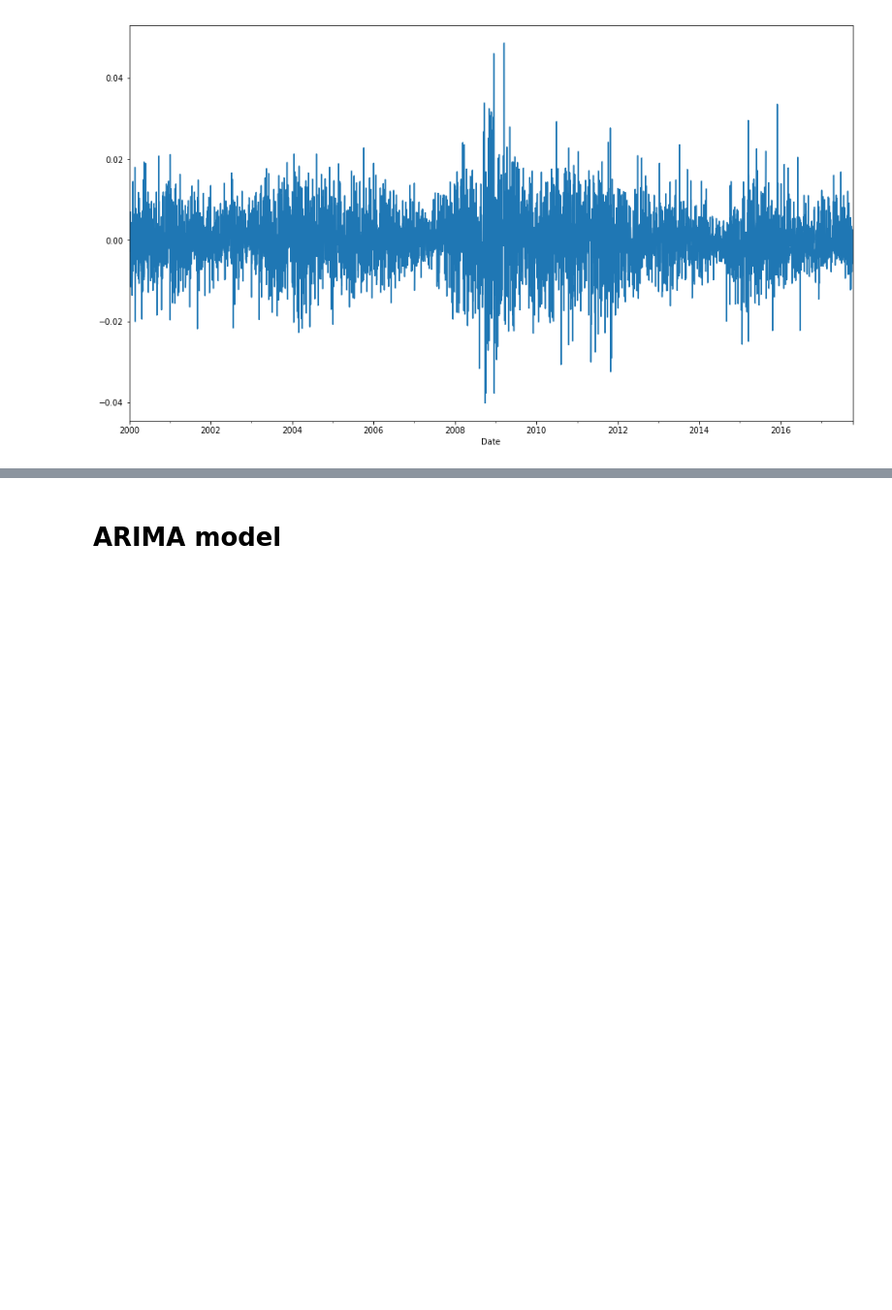
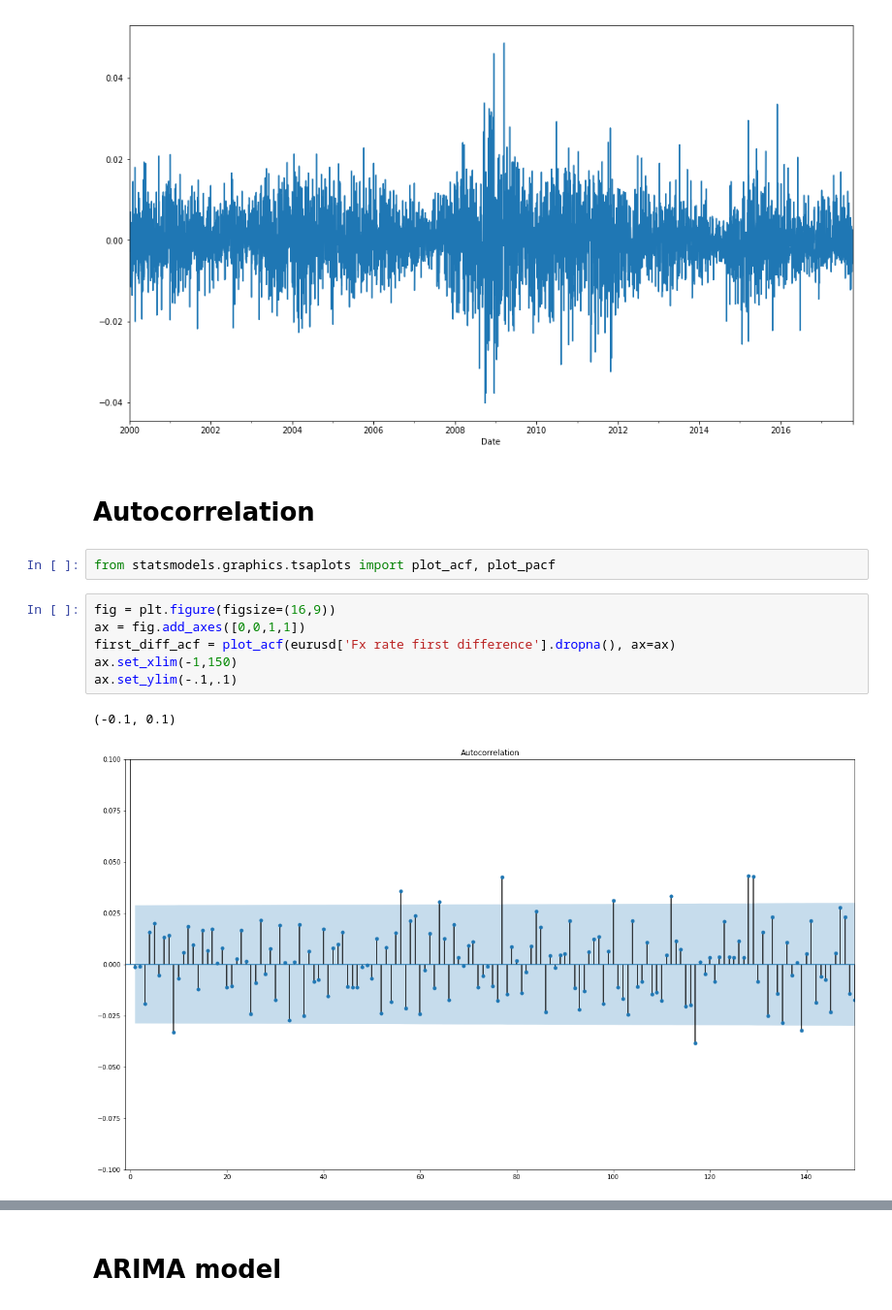
Before and after one commit to Robak23/forex_deep, a Jupyter notebook: Forex_analysis.ipynb, the cells around one changed output, grey strips where cells are left out. Shown at 97% size. Drawn from its saved outputs; the diff is of its cells as text; blank space fills up the shorter version.

```diff
--- a/Forex_analysis.ipynb
+++ b/Forex_analysis.ipynb
@@ -90,3 +90,16 @@ eurusd['Fx rate first difference'].plot(figsize = (16,9))
 # %% [output]
 <matplotlib.axes._subplots.AxesSubplot at 0x...>
 [figure]
+# %% [markdown]
+# Autocorrelation
+# %%
+from statsmodels.graphics.tsaplots import plot_acf, plot_pacf
+# %%
+fig = plt.figure(figsize=(16,9))
+ax = fig.add_axes([0,0,1,1])
+first_diff_acf = plot_acf(eurusd['Fx rate first difference'].dropna(), ax=ax)
+ax.set_xlim(-1,150)
+ax.set_ylim(-.1,.1)
+# %% [output]
+(-0.1, 0.1)
+[figure, added]
```
Also changed, not shown: parts of 6 cells of this notebook.
